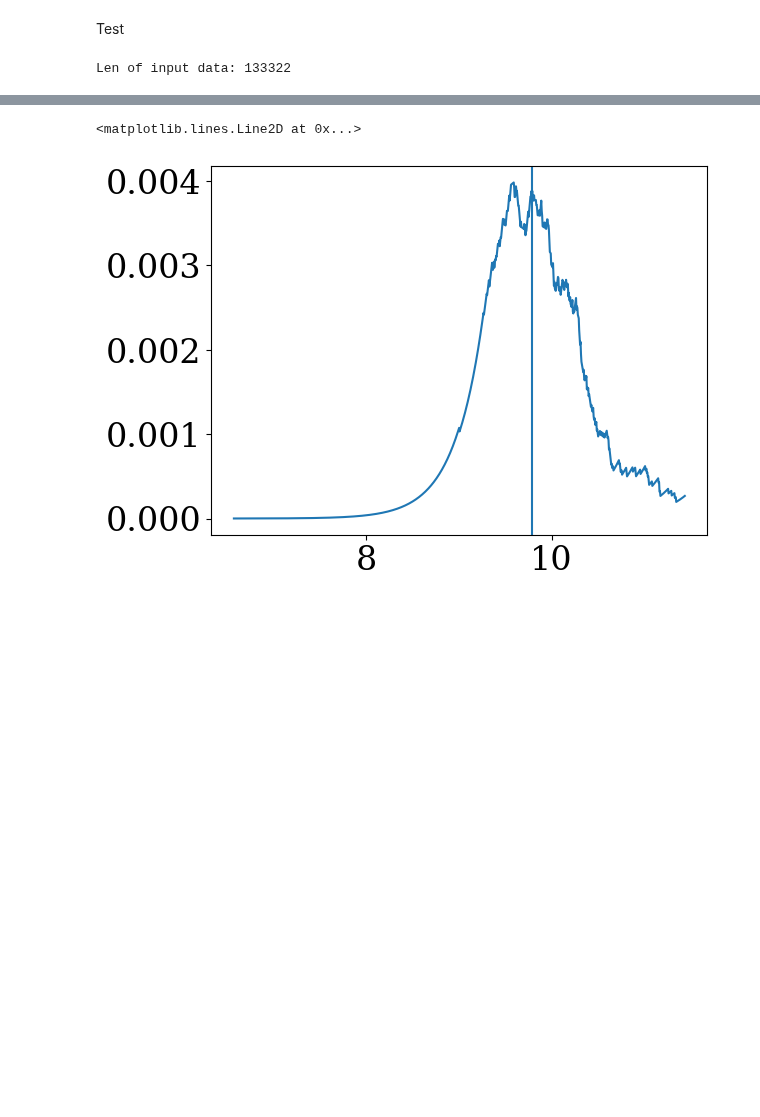
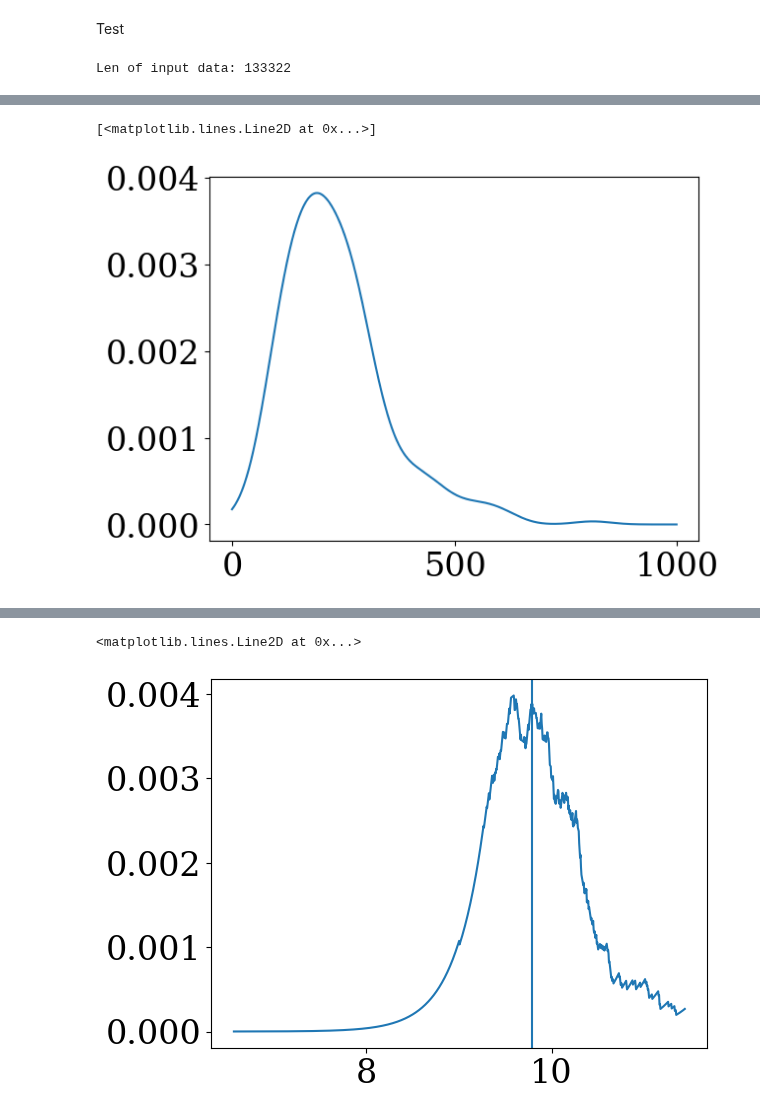
Before and after one commit to lsajkov/strw_mpdg, a Jupyter notebook: build_som.ipynb, the cells around one changed output, grey strips where cells are left out. Saved outputs shown, nothing was run; the diff lists cells and outputs as text; code cells hidden in the pictures; blank space fills up the shorter version.

```diff
--- a/build_som.ipynb
+++ b/build_som.ipynb
@@ -855,3 +856,8 @@ SOM.label_map()
+# %%
+plt.plot(SOM.labeled_map[0, 0][0])
+# %% [output]
+[<matplotlib.lines.Line2D at 0x...>]
+[figure, added]
 # %%
 distribution = np.linspace(np.min(SOM.labeling_data[:, 3]),
                            np.max(SOM.labeling_data[:, 3]),
```
Also changed, not shown: parts of 16 cells of this notebook, 4 other files.
